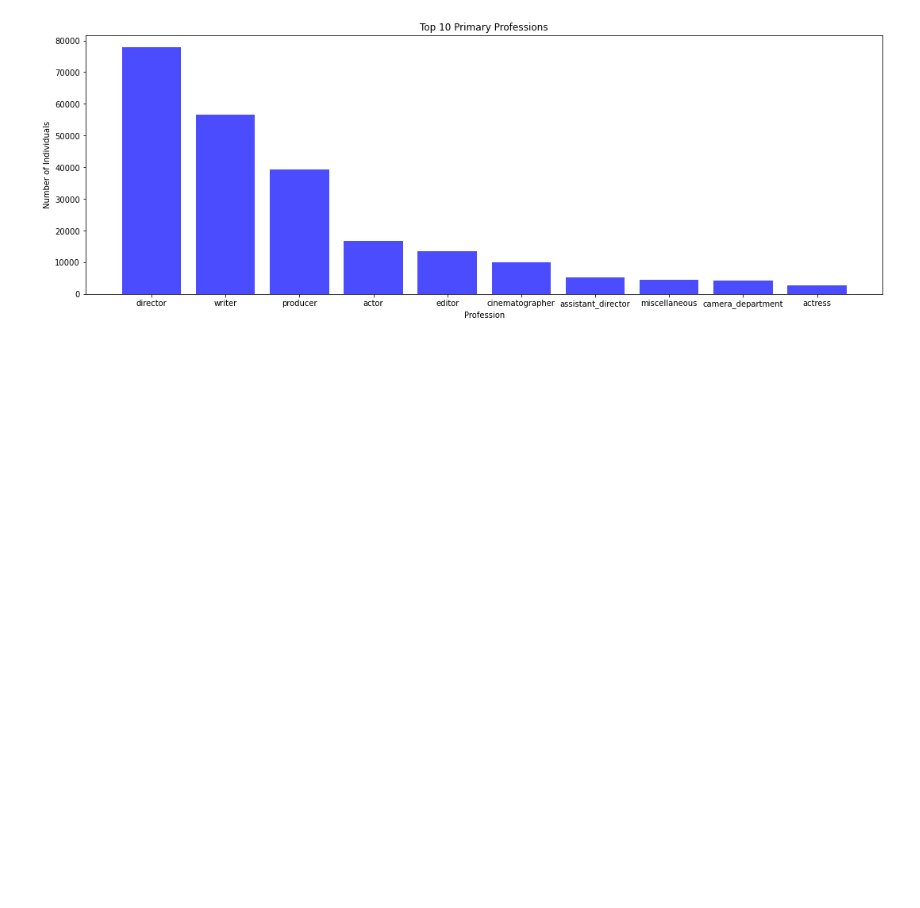
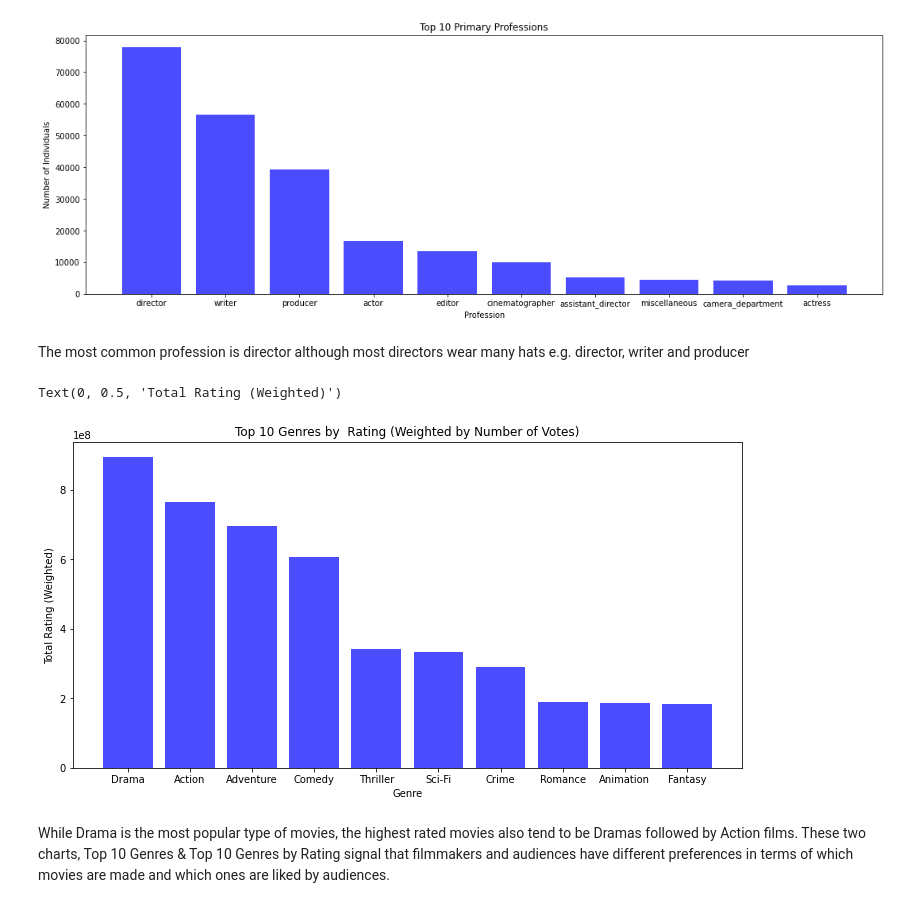
Before and after one commit to MMJGGR/Phase_1_Project, a Jupyter notebook: index.ipynb, the cells around one changed output. Saved outputs shown, nothing was run; the diff lists cells and outputs as text; code cells hidden in the pictures; blank space fills up the shorter version.

```diff
--- a/index.ipynb
+++ b/index.ipynb
@@ -1158,3 +1154,34 @@ ax1.set_ylabel('Number of Individuals')
 # %% [output]
 Text(0, 0.5, 'Number of Individuals')
 [figure]
+# %% [markdown]
+The most common profession is director although most directors wear many hats e.g. director, writer and producer
+# %%
+# Top 10 Genres by Rating Weighted Weighted by No. of Votes
+genre_data = {}
+
+
+for i, genres in enumerate(genre_combinations):
+    for genre in genres:
+        if genre in genre_data:
+            genre_data[genre]['count'] += 1
+            genre_data[genre]['total_rating'] += movie_basics_personnel_ratings_df.iloc[i]['averagerating'] * movie_basics_personnel_ratings_df.iloc[i]['numvotes']
+        else:
+            genre_data[genre] = {'count': 1, 'total_rating': movie_basics_personnel_ratings_df.iloc[i]['averagerating'] * movie_basics_personnel_ratings_df.iloc[i]['numvotes']}
+
+
+genre_counts_df = pd.DataFrame(genre_data).T
+genre_counts_df.columns = ['Count', 'Total Rating']
+genre_counts_df = genre_counts_df.sort_values(by='Total Rating', ascending=False).head(10)
+
+
+plt.figure(figsize=(12, 6))
+plt.bar(genre_counts_df.index, genre_counts_df['Total Rating'], color='blue', alpha=0.7)
+plt.title('Top 10 Genres by  Rating (Weighted by Number of Votes)')
+plt.xlabel('Genre')
+plt.ylabel('Total Rating (Weighted)')
+# %% [output]
+Text(0, 0.5, 'Total Rating (Weighted)')
+[figure, added]
+# %% [markdown]
+While Drama is the most popular type of movies, the highest rated movies also tend to be Dramas followed by Action films. These two charts, Top 10 Genres & Top 10 Genres by Rating signal that filmmakers and audiences have different preferences in terms of which movies are made and which ones are liked by audiences.
```
Also changed, not shown: parts of 18 cells of this notebook.
